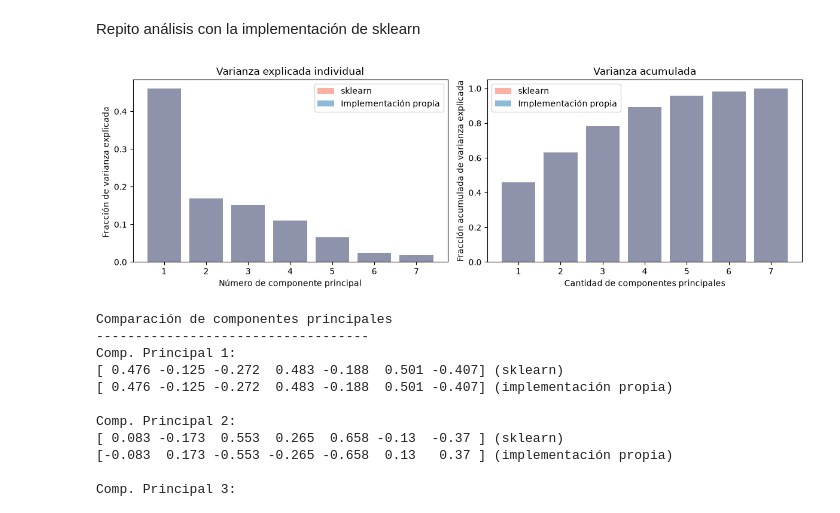
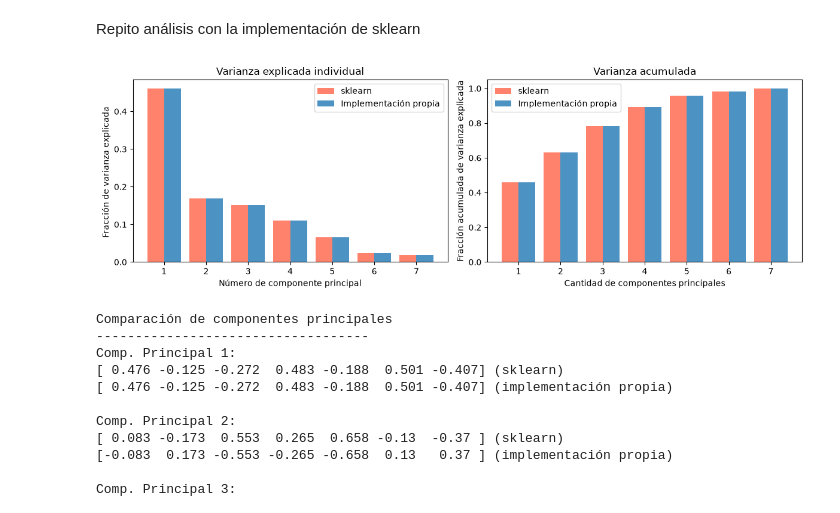
Before and after one commit to JulianDamelamia/guia_pca, a Jupyter notebook: actividad_2_3.ipynb, the cells around one changed output. Cells and saved outputs as stored; diff of their text form; code cells hidden in the pictures.

Commit message:
Varianza sklearn vs propia: barras lado a lado
En la comparación de varianza explicada (individual y acumulada), las
barras de sklearn y de la implementación propia van una al lado de la
otra en cada componente, en lugar de superpuestas.

Co-Authored-By: Claude Opus 5.5 (1M context) <noreply@anthropic.com>

```diff
--- a/actividad_2_3.ipynb
+++ b/actividad_2_3.ipynb
@@ -152,32 +152,33 @@ componentes_sklearn = pca.components_
 # %%
 fig, ax = plt.subplots(1, 2, figsize=(12, 4))
 
 # Eje X común (número de componentes)
-n_componentes = range(1, len(varianza_explicada_sklearn) + 1)
+n_componentes = np.arange(1, len(varianza_explicada_sklearn) + 1)
+ancho = 0.4  # ancho de cada barra: sklearn a la izquierda, implementación propia a la derecha
 
 # 1. Gráfico de varianza explicada individual
-ax[0].bar(n_componentes, varianza_explicada_sklearn,color = 'tomato', alpha=0.5, label='sklearn')
-ax[0].bar(n_componentes, varianza_explicada, alpha=0.5, label='Implementación propia')
+ax[0].bar(n_componentes - ancho / 2, varianza_explicada_sklearn, width=ancho, color = 'tomato', alpha=0.8, label='sklearn')
+ax[0].bar(n_componentes + ancho / 2, varianza_explicada, width=ancho, alpha=0.8, label='Implementación propia')
 ax[0].set_ylabel('Fracción de varianza explicada ')
 ax[0].set_xlabel('Número de componente principal')
 ax[0].set_xticks(n_componentes) # Para asegurar que muestre cada número entero
 ax[0].set_title('Varianza explicada individual')
 ax[0].legend()
 # Varianza acumulada
 varianza_acumulada_sklearn = np.cumsum(varianza_explicada_sklearn)
 
 # 2. Gráfico de varianza acumulada
-ax[1].bar(n_componentes, varianza_acumulada_sklearn, color = 'tomato', alpha=0.5, label='sklearn')
-ax[1].bar(n_componentes, varianza_acumulada, alpha=0.5, label='Implementación propia')
+ax[1].bar(n_componentes - ancho / 2, varianza_acumulada_sklearn, width=ancho, color = 'tomato', alpha=0.8, label='sklearn')
+ax[1].bar(n_componentes + ancho / 2, varianza_acumulada, width=ancho, alpha=0.8, label='Implementación propia')
 ax[1].legend()
 ax[1].set_ylabel('Fracción acumulada de varianza explicada')
 ax[1].set_xlabel('Cantidad de componentes principales')
 ax[1].set_xticks(n_componentes)
 ax[1].set_title('Varianza acumulada')
 plt.tight_layout()
 plt.show()
 # %% [output]
-[figure, old version]
+[figure, new version]
 # %%
 
 componentes_df_sklearn = pd.DataFrame(
```
